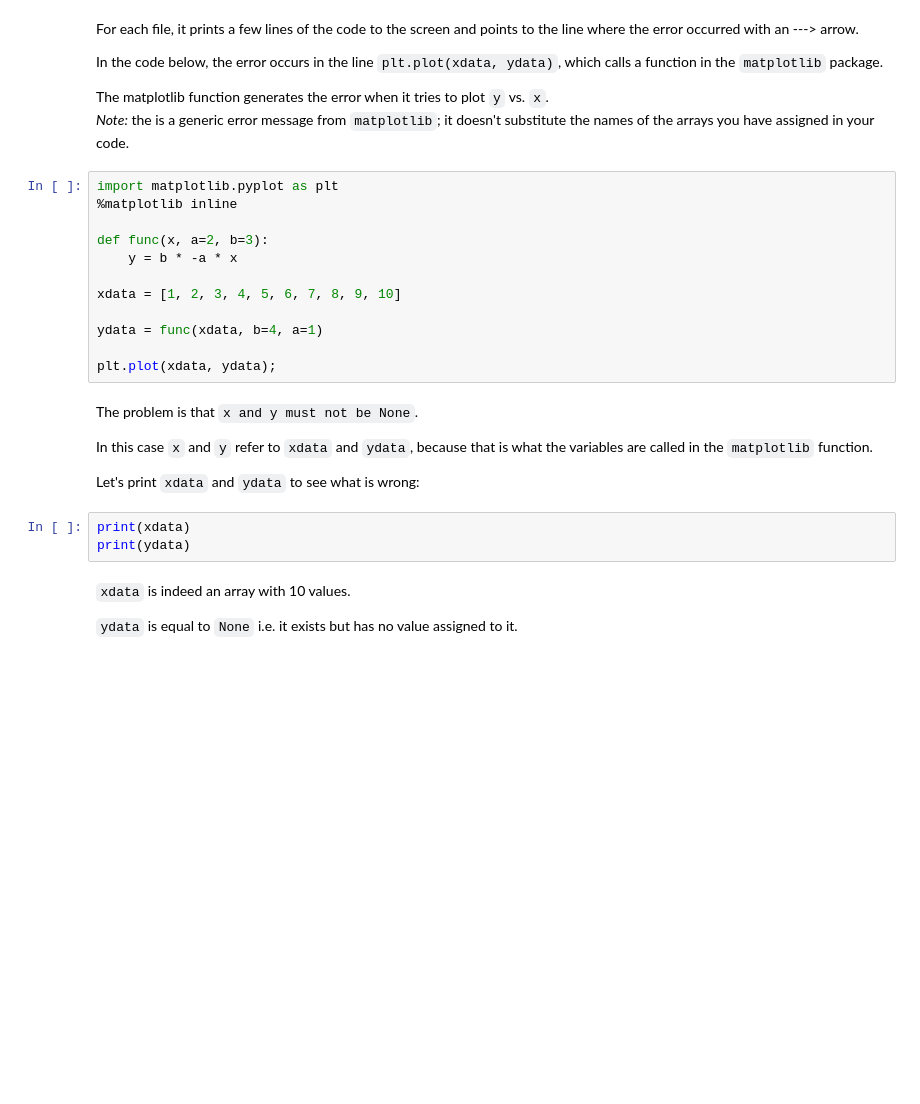
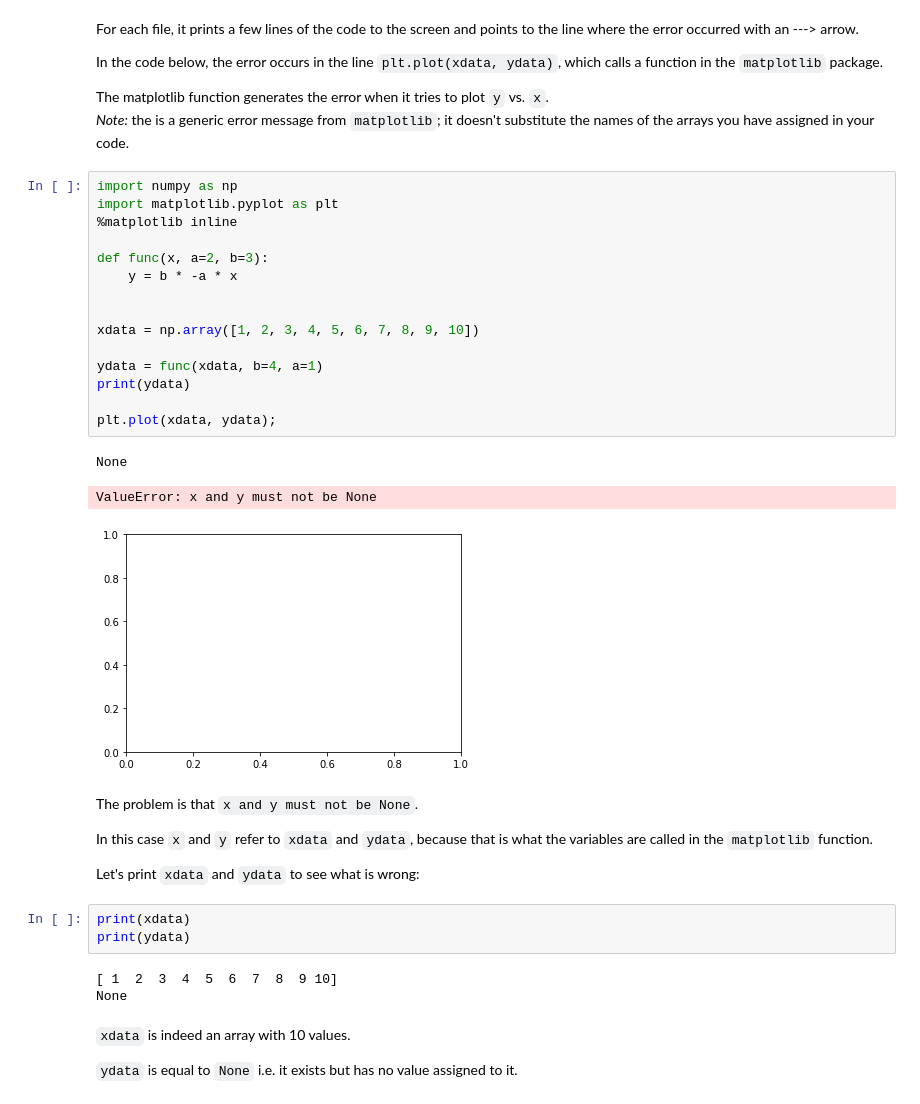
Before and after one commit to hphilamore/ILAS_Python_for_everyone, a Jupyter notebook: 10_ErrorHandling.ipynb, the cells around one changed output. Saved outputs shown, nothing was run; the diff lists cells and outputs as text; blank space fills up the shorter version.

```diff
--- a/10_ErrorHandling.ipynb
+++ b/10_ErrorHandling.ipynb
@@ -211,17 +217,24 @@ In the code below, the error occurs in the line `plt.plot(xdata, ydata)`, which
 The matplotlib function generates the error when it tries to plot `y` vs. `x`.
 <br>*Note:* the is a generic error message from `matplotlib`; it doesn't substitute the names of the arrays you have assigned in your code.
 # %%
+import numpy as np
 import matplotlib.pyplot as plt
 %matplotlib inline
 
 def func(x, a=2, b=3):
     y = b * -a * x
 
-xdata = [1, 2, 3, 4, 5, 6, 7, 8, 9, 10]
+
+xdata = np.array([1, 2, 3, 4, 5, 6, 7, 8, 9, 10])
 
 ydata = func(xdata, b=4, a=1)
+print(ydata)
 
 plt.plot(xdata, ydata);
+# %% [output]
+None
+ValueError: x and y must not be None
+[figure, added]
 # %% [markdown]
 The problem is that `x and y must not be None`.
 
@@ -231,6 +244,9 @@ Let's print `xdata` and `ydata` to see what is wrong:
 # %%
 print(xdata)
 print(ydata)
+# %% [output]
+[ 1  2  3  4  5  6  7  8  9 10]
+None
 # %% [markdown]
 `xdata` is indeed an array with 10 values.
 
```
Also changed, not shown: parts of 34 cells of this notebook, 9 other files.
